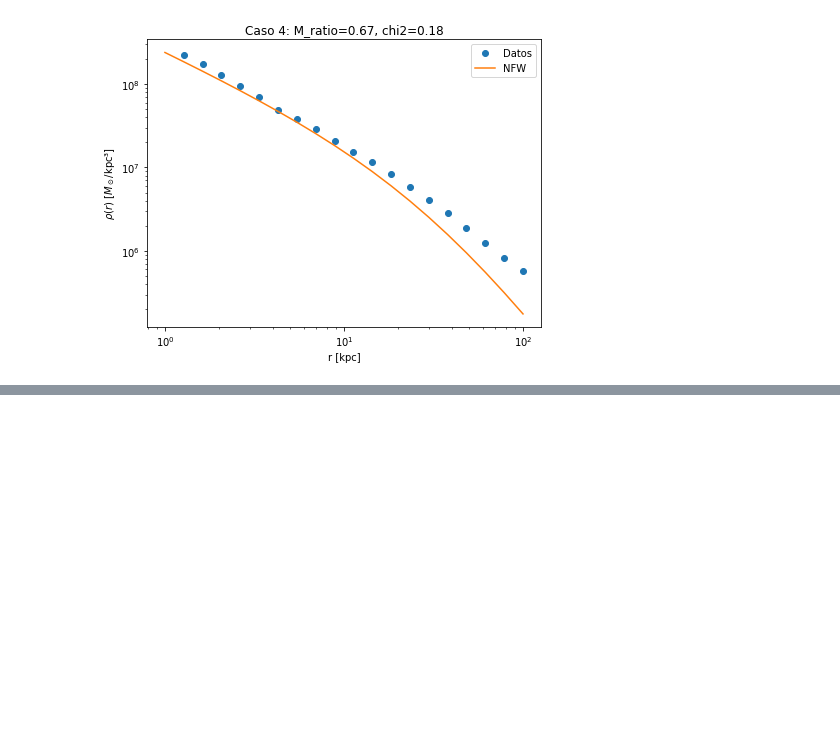
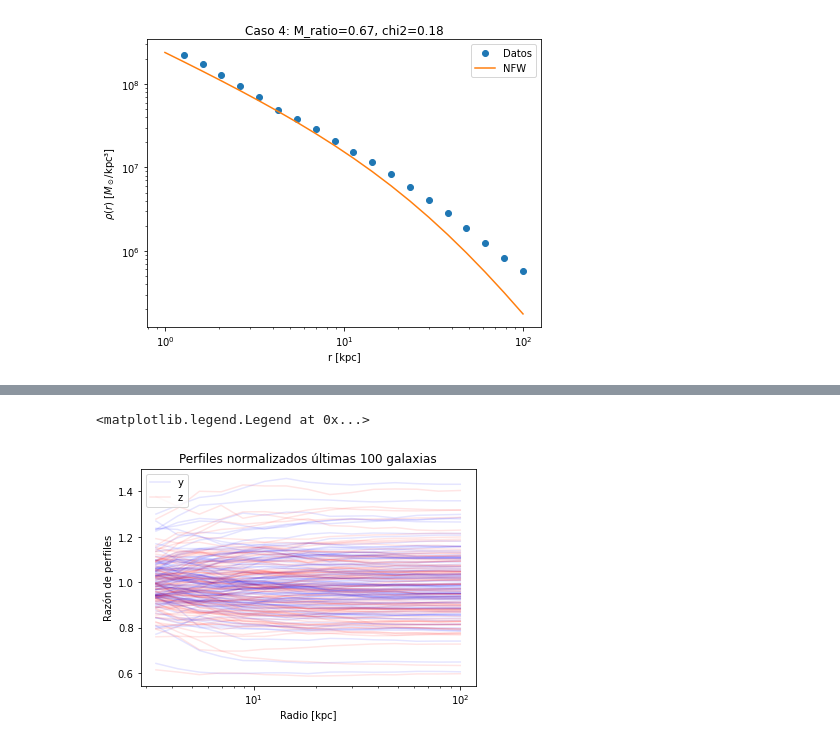
Before and after one commit to Martindelosrios/MaDaMe, a Jupyter notebook: codes/AnalysisProps.ipynb, the cells around one changed output, grey strips where cells are left out. Drawn from its saved outputs; the diff is of its cells as text; code cells hidden in the pictures; blank space fills up the shorter version.

```diff
--- a/codes/AnalysisProps.ipynb
+++ b/codes/AnalysisProps.ipynb
@@ -331,0 +379,21 @@ rho_c = rho_c * (1e-3 ** 3) #2.7754 * 1e2 * (H0/100)**2 # Critical density [M_{s
+# %%
+plt.figure(figsize=(6,4))
+for gal in last_100_gals:
+    # Normalizar por el perfil en x
+    if f'{gal}/M_DM_x' in data and f'{gal}/M_DM_y' in data and f'{gal}/M_DM_z' in data:
+        plt.plot(R_bins[5:], data[f'{gal}/M_DM_y'][()][5:] / data[f'{gal}/M_DM_x'][()][5:], 'b-', alpha=0.1, label='y' if gal==last_100_gals[0] else "")
+        plt.plot(R_bins[5:], data[f'{gal}/M_DM_z'][()][5:] / data[f'{gal}/M_DM_x'][()][5:], 'r-', alpha=0.1, label='z' if gal==last_100_gals[0] else "")
+
+plt.xscale('log')
+plt.xlabel('Radio [kpc]')
+plt.ylabel('Razón de perfiles')
+plt.title('Perfiles normalizados últimas 100 galaxias')
+
+#plt.plot(R_bins[5:], data['SubID_613788/M_DM_y'][()][5:] /  data['SubID_613788/M_DM_x'][()][5:], label = 'y')
+#plt.plot(R_bins[5:], data['SubID_613788/M_DM_z'][()][5:] /  data['SubID_613788/M_DM_x'][()][5:], label = 'z')
+#plt.yscale('log')
+#plt.xscale('log')
+plt.legend()
+# %% [output]
+<matplotlib.legend.Legend at 0x...>
+[figure, added]
```
Also changed, not shown: parts of 4 cells of this notebook.
